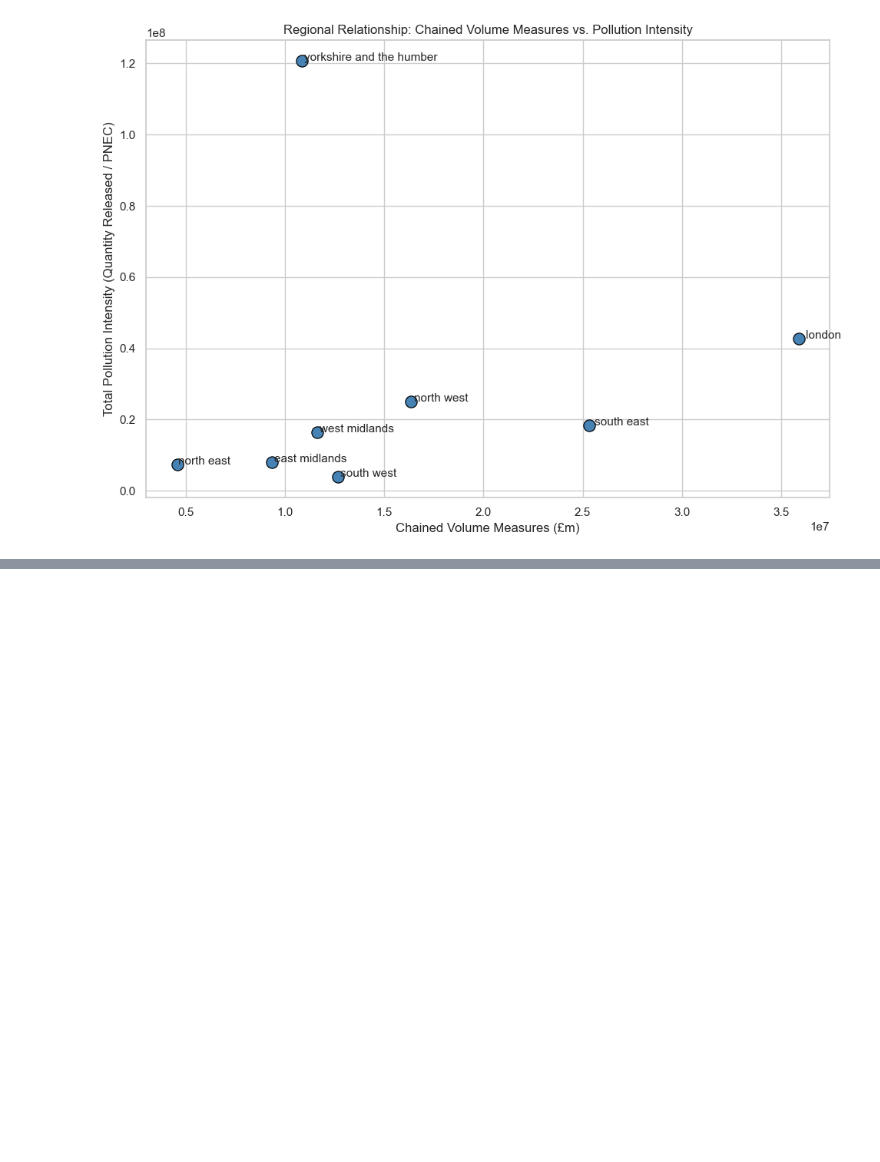
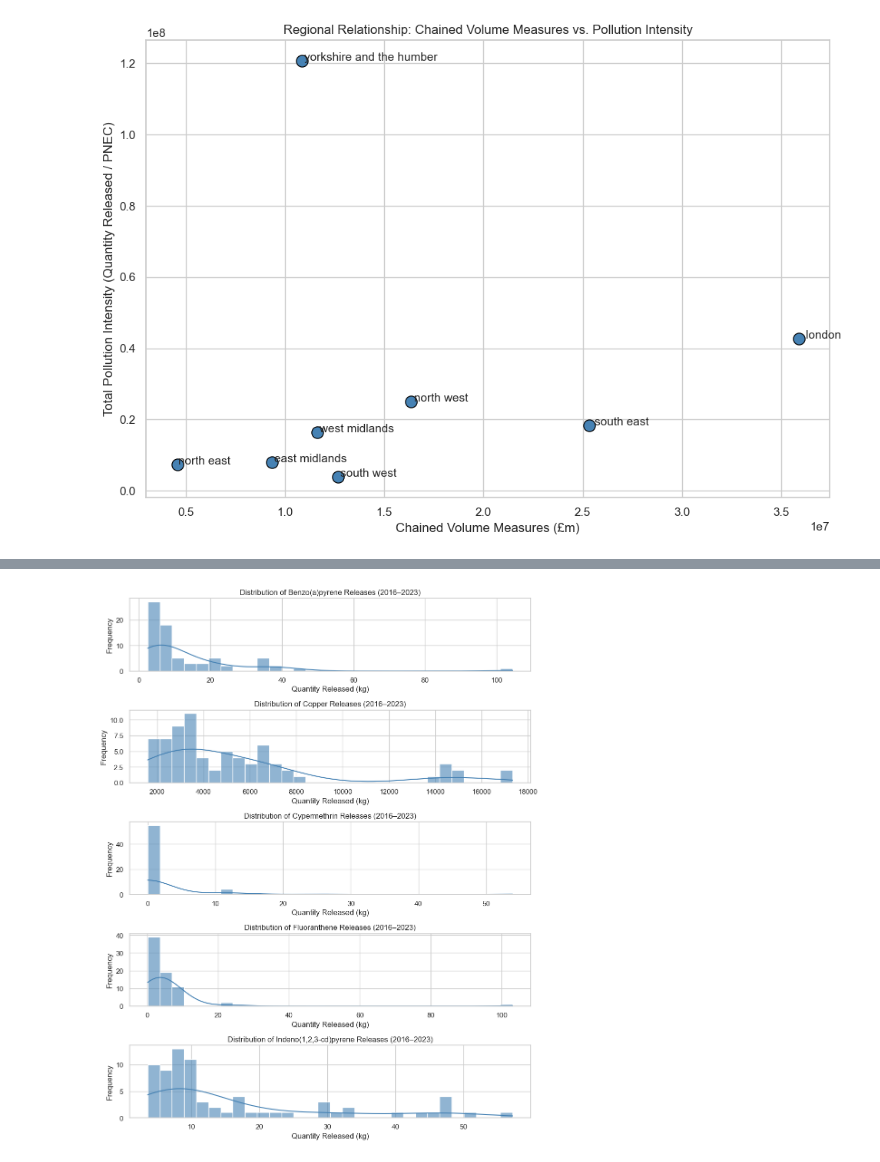
Before and after one commit to Kkkkyf7/DEFRA1, a Jupyter notebook: YifanKe/IndustialGDP.ipynb, the cells around one changed output, grey strips where cells are left out. Saved outputs shown, nothing was run; the diff lists cells and outputs as text; code cells hidden in the pictures; blank space fills up the shorter version.

```diff
--- a/YifanKe/IndustialGDP.ipynb
+++ b/YifanKe/IndustialGDP.ipynb
@@ -437,0 +487,28 @@ strong multicollinearity or other numerical problems.
+# %%
+import pandas as pd
+import matplotlib.pyplot as plt
+import seaborn as sns
+
+
+# Get the names of all pollutants
+pollutants = final_df["SUBSTANCE NAME"].unique()
+
+# distribution plot
+fig, axes = plt.subplots(len(pollutants), 1, figsize=(10, 2.5*len(pollutants)))
+if len(pollutants) == 1:
+    axes = [axes]  # Compatible with the situation of a single pollutant
+
+for ax, pollutant in zip(axes, pollutants):
+    subset = final_df[final_df["SUBSTANCE NAME"] == pollutant]
+
+    # Draw a distribution graph (Histogram KDE)
+    sns.histplot(subset["QUANTITY RELEASED (kg)"], bins=30, kde=True, ax=ax, color="steelblue", alpha=0.6)
+
+    ax.set_title(f"Distribution of {pollutant} Releases (2016–2023)")
+    ax.set_xlabel("Quantity Released (kg)")
+    ax.set_ylabel("Frequency")
+
+plt.tight_layout()
+plt.show()
+# %% [output]
+[figure, added]
```
Also changed, not shown: parts of 10 cells of this notebook.
